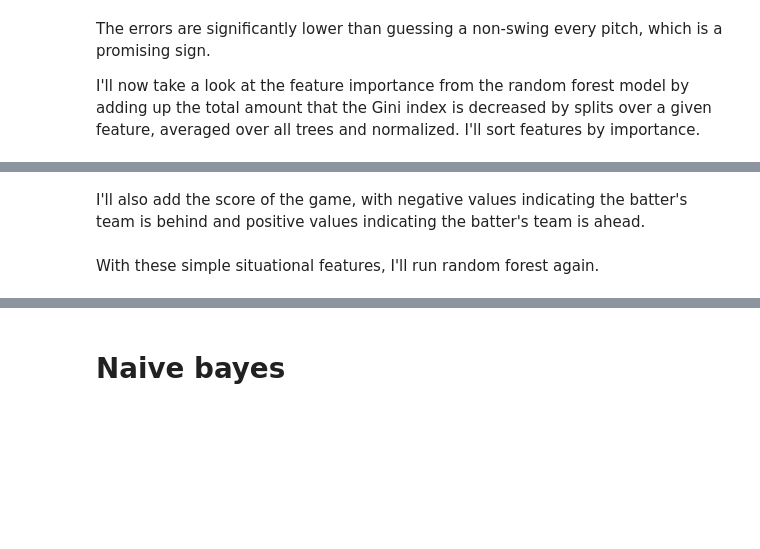
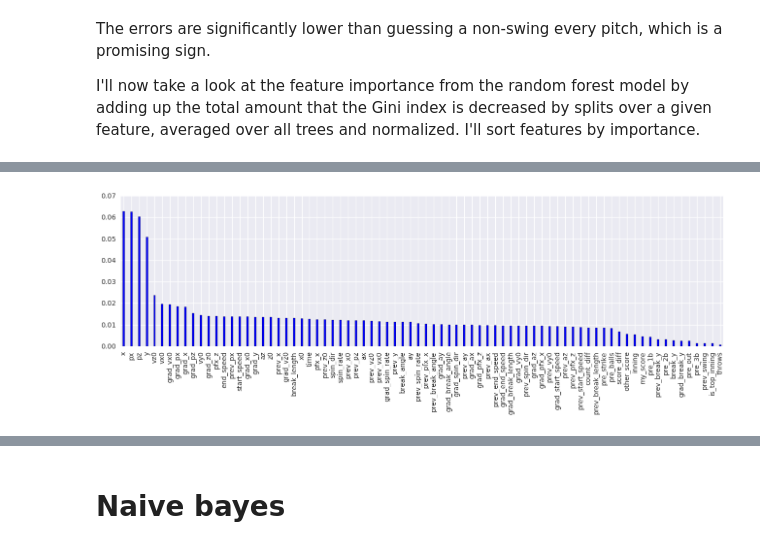
Before and after one commit to jasonpchang/pitchfx_sql, a Jupyter notebook: Notebooks/swing_prediction_models.ipynb, the cells around one changed output, grey strips where cells are left out. Drawn from its saved outputs; the diff is of its cells as text; code cells hidden in the pictures; blank space fills up the shorter version.

Commit message:
Modified feature selection
- everything still random forest

```diff
--- a/Notebooks/swing_prediction_models.ipynb
+++ b/Notebooks/swing_prediction_models.ipynb
@@ -142,9 +142,17 @@ features = features.fillna(features.mean())
 I'll also include score differential and ball-strike count differential at the time of the pitch, even though they are linear combinations of existing features.
 # %%
 # score differential (relative to batter's team)
-score_diff = features['pre_home_score']-features['pre_away_score']
-score_diff[features['is_top_inning']==True] = -score_diff[features['is_top_inning']==True]
-features['score_diff'] = score_diff
+myteam = features['pre_home_score'].copy()
+myteam[features['is_top_inning']==True] = features[features['is_top_inning']==True]['pre_away_score']
+otherteam = features['pre_away_score'].copy()
+otherteam[features['is_top_inning']==True] = features[features['is_top_inning']==True]['pre_home_score']
+#score_diff = features['pre_home_score']-features['pre_away_score']
+#score_diff[features['is_top_inning']==True] = -score_diff[features['is_top_inning']==True]
+#features['score_diff'] = score_diff
+features['my_score'] = myteam
+features['other_score'] = otherteam
+features['score_diff'] = myteam-otherteam
+features = features.drop(['pre_home_score', 'pre_away_score'], axis=1)
 
 # ball-strike differential
 features['count_diff'] = features['pre_balls']-features['pre_strike']
@@ -204,15 +212,15 @@ With the distribution of swings are similar between the two sets, I can perform
 from sklearn.ensemble import RandomForestClassifier
 
 # initialize parameters
-seed = 0
+seed = 1000
 nestimators = 1000
 
 # initialize classifiers
-rf1_fit = RandomForestClassifier(n_estimators=nestimators,
-                                 criterion='gini',
-                                 max_features='sqrt',
-                                 random_state=seed,
-                                 oob_score=True,).fit(X_train, y_train)
+rf_fit = RandomForestClassifier(n_estimators=nestimators,
+                                criterion='gini',
+                                max_features='sqrt',
+                                random_state=seed,
+                                oob_score=True,).fit(X_train, y_train)
 # %% [markdown]
 For validating my model, I will look to examine the out-of-bag error, which is similar to cross-validation error. In random forest, a number of decision trees are built on bootstrapped data. Therefore, each tree is likely to leave out a subset of the training data. One can predict the reponse for each data point using results from trees where the data point was not used to build the tree (OOB). The final prediction for each data point is just the majority vote amongst total predictions (in the classification problem). I'll also provide the error on the test set.
 # %%
@@ -279,2 +238,0 @@ X2['inning'] = extras['inning']
-# %% [markdown]
-I'll also add the score of the game, with negative values indicating the batter's team is behind and positive values indicating the batter's team is ahead.
@@ -287,2 +238,0 @@ X2['away'] = extras['is_top_inning']
-# %% [markdown]
-With these simple situational features, I'll run random forest again.
@@ -300,0 +239,9 @@ rf2_fit = RandomForestClassifier(n_estimators=nestimators,
+# %%
+# feature importance plot
+importance = pd.Series(rf_fit.feature_importances_,
+                       index=X_train.columns)
+indices = np.argsort(importance)[::-1]
+importance[indices].plot.bar(color='blue', width=0.25, figsize=(16, 4))
+plt.show()
+# %% [output]
+[figure, added]
```
Also changed, not shown: parts of 72 cells of this notebook.
